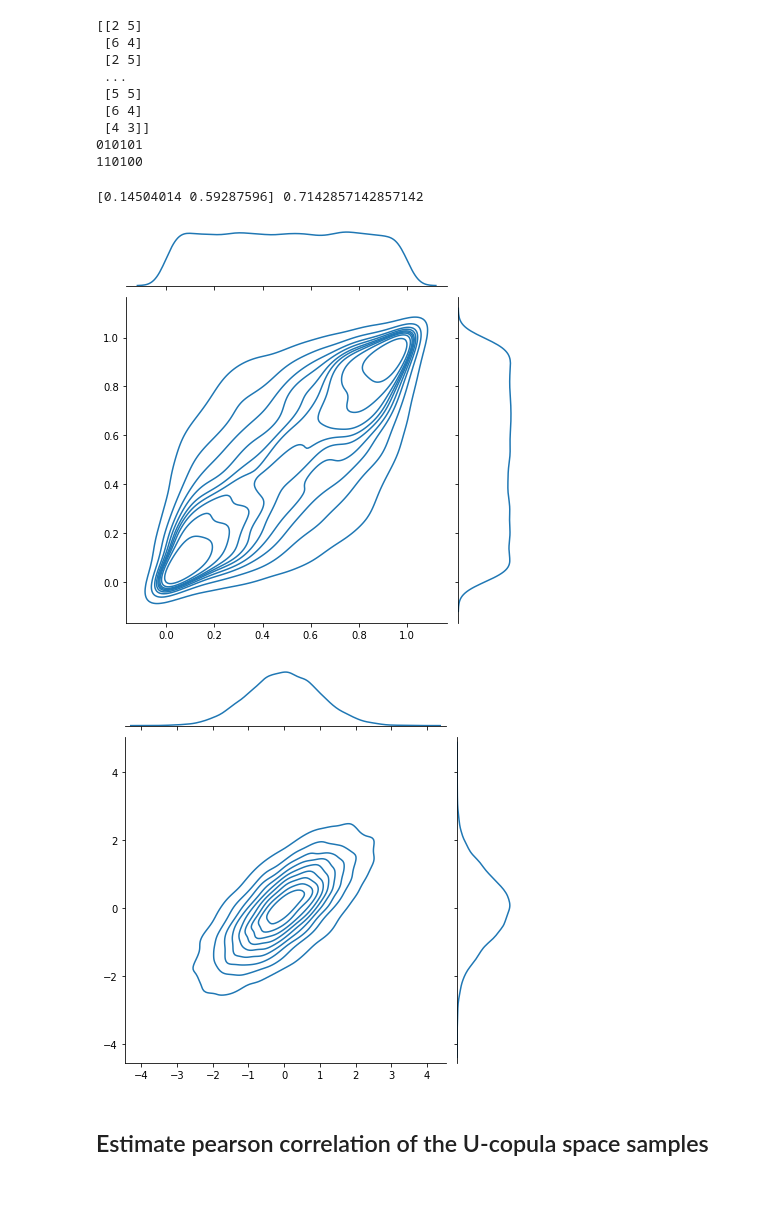
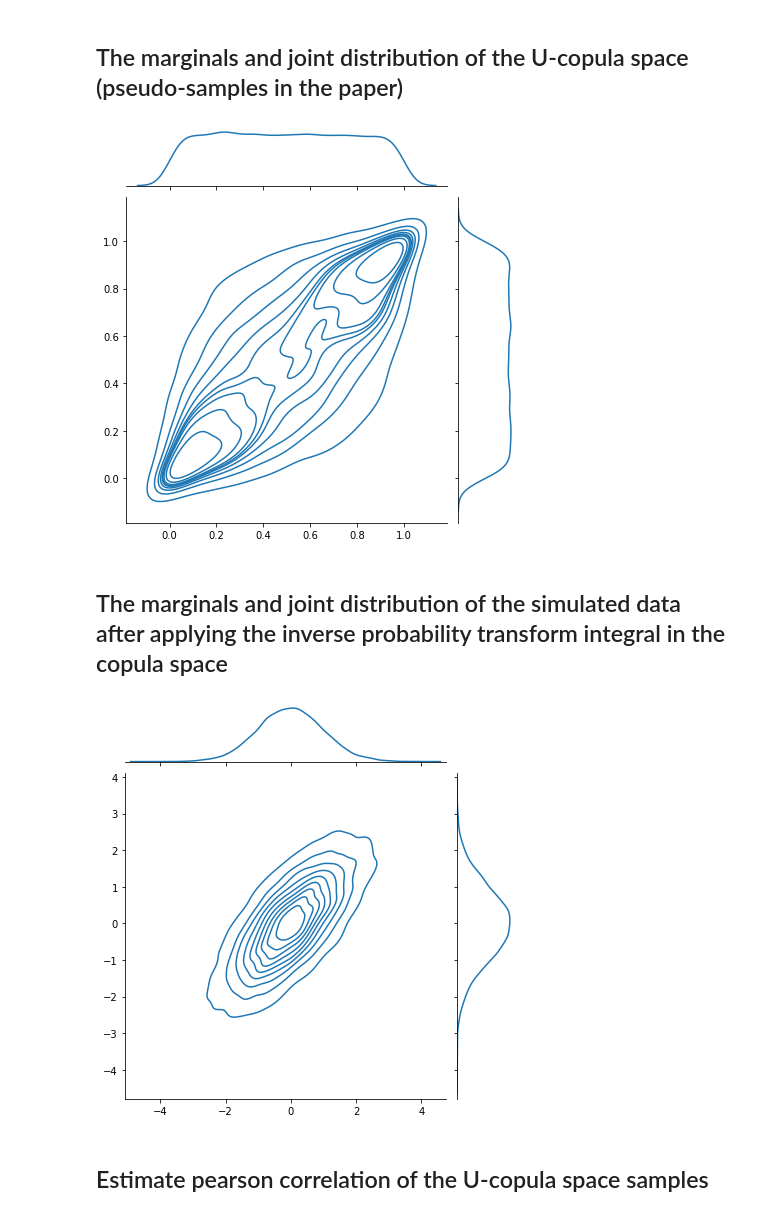
Before and after one commit to RicardoGaGu/Copula-based-QCBM-estimation, a Jupyter notebook: train_hybrid_QCBM_random_data.ipynb, the cells around one changed output. Drawn from its saved outputs; the diff is of its cells as text; code cells hidden in the pictures.

```diff
--- a/train_hybrid_QCBM_random_data.ipynb
+++ b/train_hybrid_QCBM_random_data.ipynb
@@ -19,18 +21,26 @@ We begin by simualting a gaussian copula. We can use arbitray marginals, but for
 # %%
 from generate_data import gaussian_copula,convert_data_to_binary_string,empirical_distribution
 
+# Correlation  matrices
 P_3 = np.array([[ 1.0, 0.3,  0.2],
               [0.3,  1.0,  0.7],
               [ 0.2,  0.7,  1.0]])
 
+# Gaussian copula parameters
 rho = 0.7
 mu_c = np.array([0,0])
 cov_c = np.array([[1,rho],[rho,1]])
+NUM_TRAINING_SAMPLES = 10000
 
+# Problem dimensions
 NUM_QUBITS_VAR = 3
 NUM_VARS = len(cov_c)
-NUM_TRAINING_SAMPLES = 20000
 
+# U represents the pseudo-samples space of the data and G represents a multivariate gaussian distribution
+# after doing the inverse probability integral transform.
 Z, U, G = gaussian_copula(mu_c,cov_c,NUM_TRAINING_SAMPLES)
+
+# Binary strings encoding of the training dataset U
 binary_samples = convert_data_to_binary_string(U,NUM_QUBITS_VAR)
+# Generate the target distribution obver the binary strings of training dataset
 target_probs = empirical_distribution(binary_samples, NUM_QUBITS_VAR*NUM_VARS)
@@ -45,38 +47,15 @@ target_probs = empirical_distribution(binary_samples, NUM_QUBITS_VAR*NUM_VARS)
-# %%
-bins = np.linspace(0, 1, num=2**3)
-inds = np.digitize(U, bins)
-print(inds)
-bit_data = []
-for ind in inds[:2]:
-    # Contenate all variables into single bit string
-    bit_sample = ""
-    for ind_v in ind:
-        bit_sample_var = '{:0{size}b}'.format(ind_v, size=3)
-        bit_sample += bit_sample_var
-    print(bit_sample)
-    bit_data.append(bit_sample)
-# %% [output]
-[[2 5]
- [6 4]
- [2 5]
- ...
- [5 5]
- [6 4]
- [4 3]]
-010101
-110100
-# %%
-print(U[0],bins[inds[0][1]])
-# %% [output]
-[0.14504014 0.59287596] 0.7142857142857142
+# %% [markdown]
+## The marginals and joint distribution of the U-copula space (pseudo-samples in the paper)
 # %%
-sns.jointplot(x=U[:,1], y=U[:,0], kind="kde");
+sns.jointplot(x=U[:,0], y=U[:,1], kind="kde");
 # %% [output]
-[figure, old version]
+[figure, new version]
+# %% [markdown]
+## The marginals and joint distribution of the simulated data after applying the inverse probability transform integral in the copula space
 # %%
-sns.jointplot(x=G[:,1], y=G[:,0], kind="kde");
+sns.jointplot(x=G[:,0], y=G[:,1], kind="kde");
 # %% [output]
-[figure, old version]
+[figure, new version]
 # %% [markdown]
 ## Estimate pearson correlation of the U-copula space samples
 # %%
```
Also changed, not shown: parts of 20 cells of this notebook, 1 other file.
